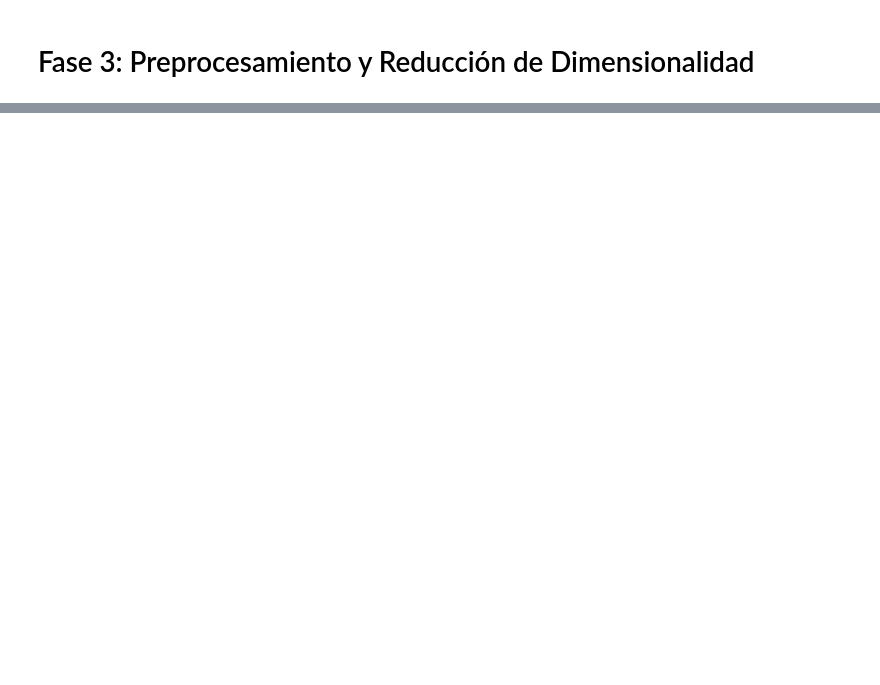
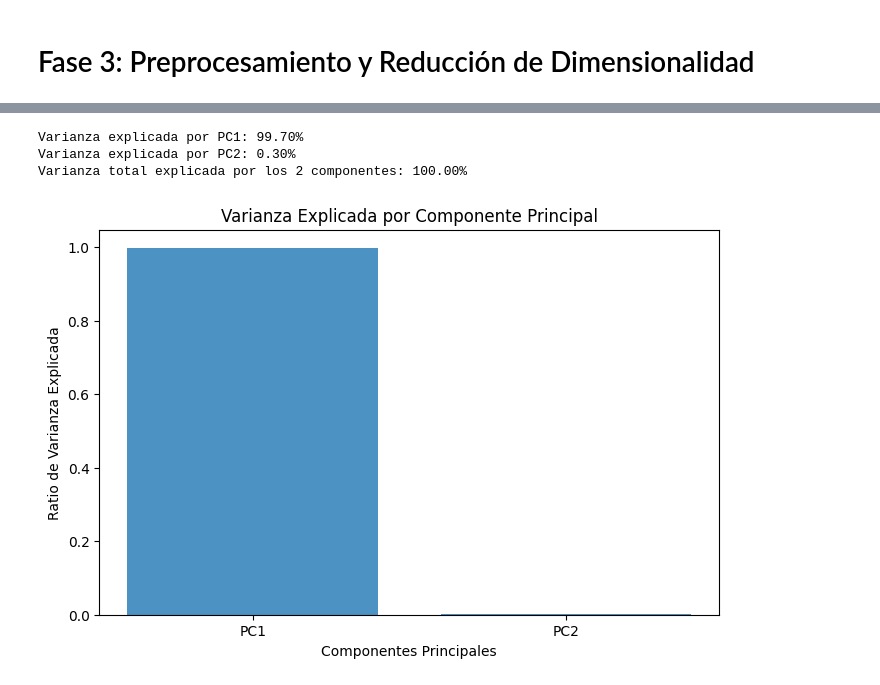
Before and after one commit to AnithaMaria2002/AnalisisDatos-EventoEvaluativo2, a Jupyter notebook: 03_preprocesamiento_reduccion.ipynb, the cells around one changed output, grey strips where cells are left out. Cells and saved outputs as stored; diff of their text form; code cells hidden in the pictures; blank space fills up the shorter version.

```diff
--- a/03_preprocesamiento_reduccion.ipynb
+++ b/03_preprocesamiento_reduccion.ipynb
@@ -126,0 +176,20 @@ Varianza total explicada por los 2 componentes: 26.42%
+# %%
+explained_variance = pca_model.explained_variance_ratio_
+
+print(f"Varianza explicada por PC1: {explained_variance[0]:.2%}")
+print(f"Varianza explicada por PC2: {explained_variance[1]:.2%}")
+print(f"Varianza total explicada por los 2 componentes: {np.sum(explained_variance):.2%}")
+
+# Gráfico de la varianza explicada
+plt.figure(figsize=(8, 5))
+plt.bar(range(len(explained_variance)), explained_variance, alpha=0.8, align='center')
+plt.ylabel('Ratio de Varianza Explicada')
+plt.xlabel('Componentes Principales')
+plt.xticks(range(len(explained_variance)), ['PC1', 'PC2'])
+plt.title('Varianza Explicada por Componente Principal')
+plt.show()
+# %% [output]
+Varianza explicada por PC1: 99.70%
+Varianza explicada por PC2: 0.30%
+Varianza total explicada por los 2 componentes: 100.00%
+[figure, added]
```
Also changed, not shown: parts of 28 cells of this notebook, 2 other files.
